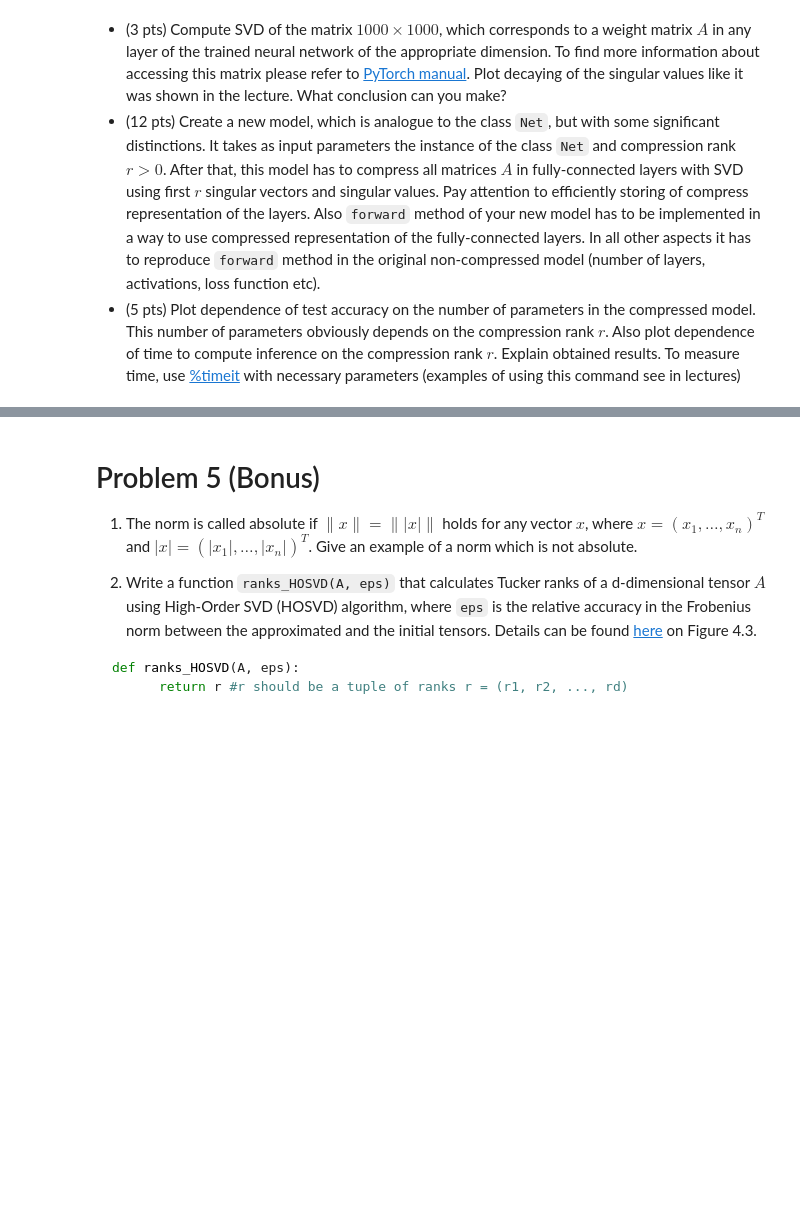
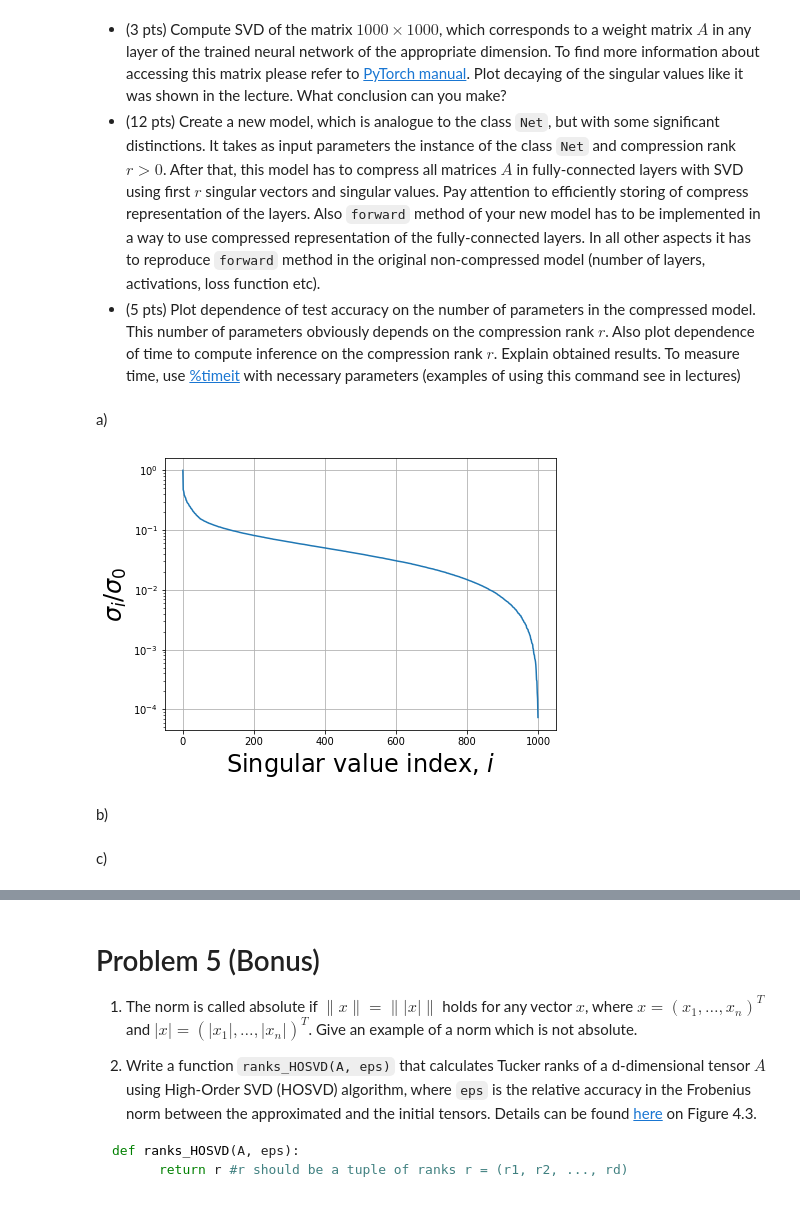
Before and after one commit to ponyfat/gitsk, a Jupyter notebook: PS1.ipynb, the cells around one changed output, grey strips where cells are left out. Saved outputs shown, nothing was run; the diff lists cells and outputs as text; code cells hidden in the pictures; blank space fills up the shorter version.

```diff
--- a/PS1.ipynb
+++ b/PS1.ipynb
@@ -651,0 +668,15 @@ To measure time, use [%timeit](https://docs.python.org/3.6/library/timeit.html)
+# %% [markdown]
+a)
+# %%
+A = model.fc2.weight.data
+u, s, v = torch.svd(A)
+# %%
+plt.figure(figsize=(7, 5))
+plt.semilogy(s/s[0])
+plt.ylabel(r"$\sigma_i / \sigma_0$", fontsize=24)
+plt.xlabel(r"Singular value index, $i$", fontsize=24)
+plt.grid()
+# %% [output]
+[figure, added]
+# %% [markdown]
+b)
@@ -651,0 +730,2 @@ To measure time, use [%timeit](https://docs.python.org/3.6/library/timeit.html)
+# %% [markdown]
+c)
```
Also changed, not shown: parts of 9 cells of this notebook.
